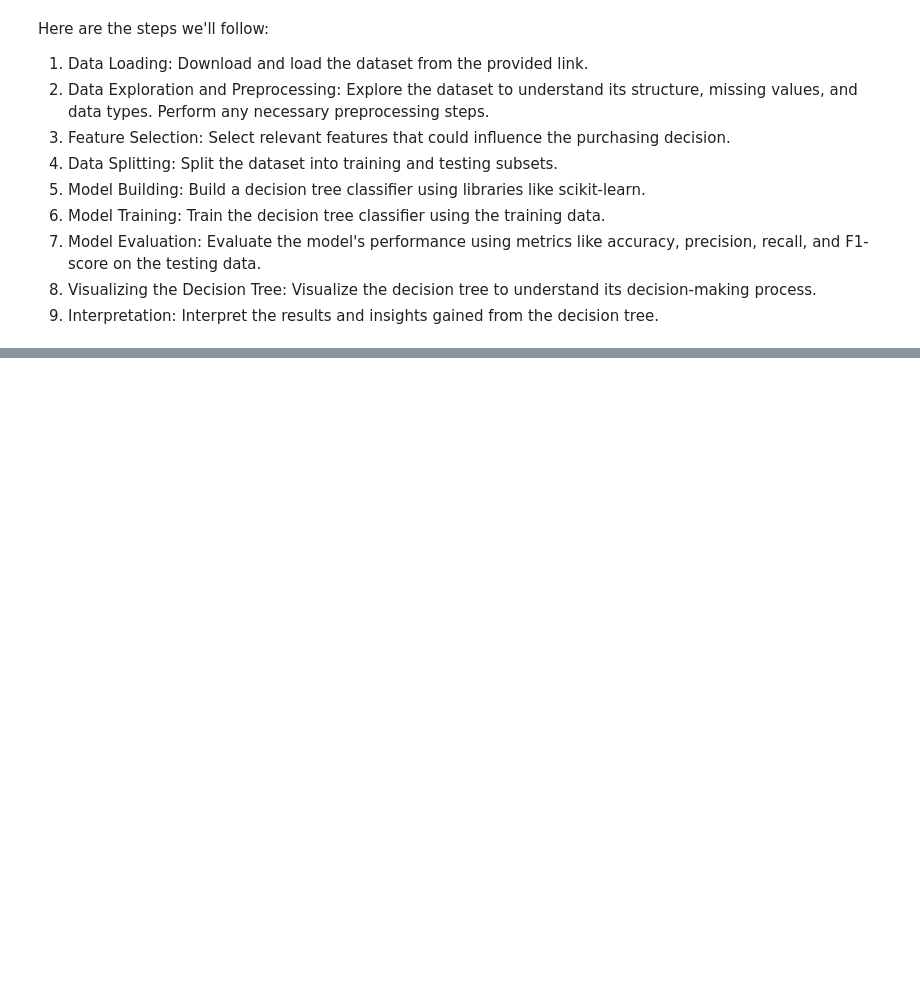
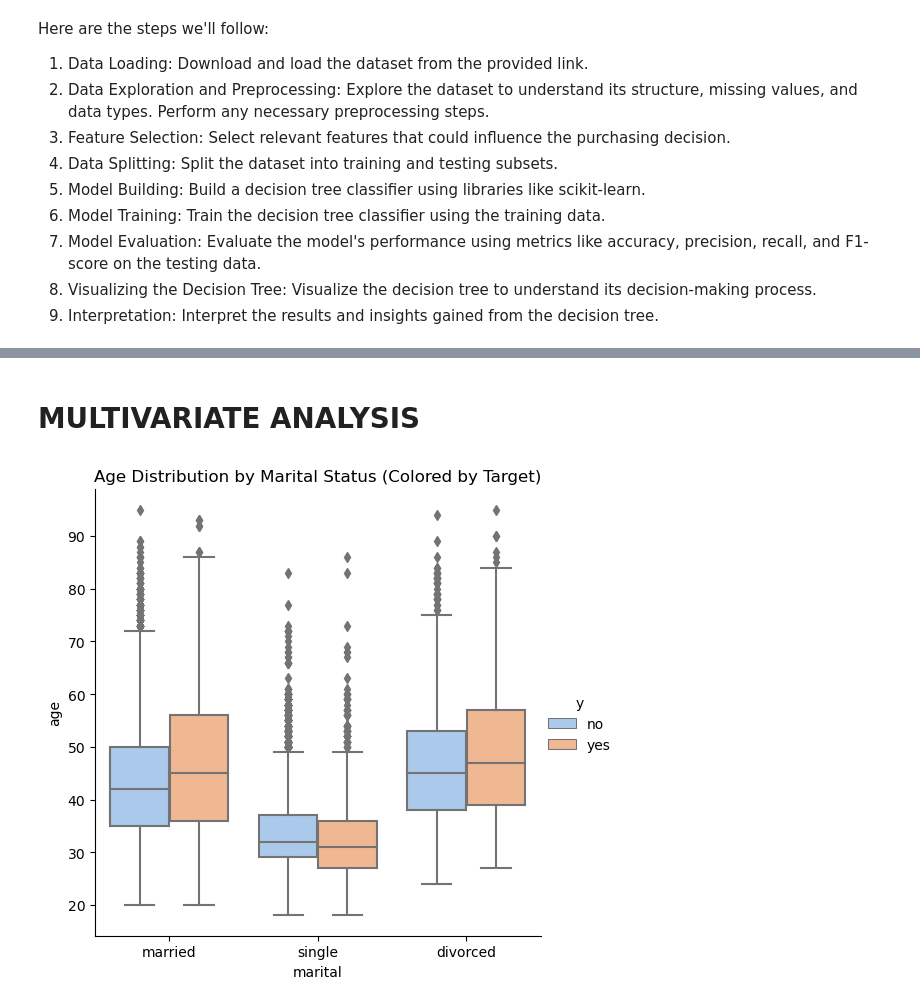
Before and after one commit to Isaac-Ndirangu-Muturi-749/Predictive-Marketing-Campaign-Analysis-Analysis-for-Bank-Term-Deposit-Subscription-Using-Decision-Tr, a Jupyter notebook: jupyter_notebook.ipynb, the cells around one changed output, grey strips where cells are left out. Cells and saved outputs as stored; diff of their text form; code cells hidden in the pictures; blank space fills up the shorter version.

```diff
--- a/jupyter_notebook.ipynb
+++ b/jupyter_notebook.ipynb
@@ -67,0 +340,8 @@ The dataset includes a total of 41188 instances (rows) and 21 attributes (column
+# %% [markdown]
+# MULTIVARIATE ANALYSIS
+# %%
+sns.catplot(data=analyzer.dataset, x='marital', y='age', hue='y', kind='box')
+plt.title("Age Distribution by Marital Status (Colored by Target)")
+plt.show()
+# %% [output]
+[figure, added]
```
Also changed, not shown: parts of 14 cells of this notebook.
